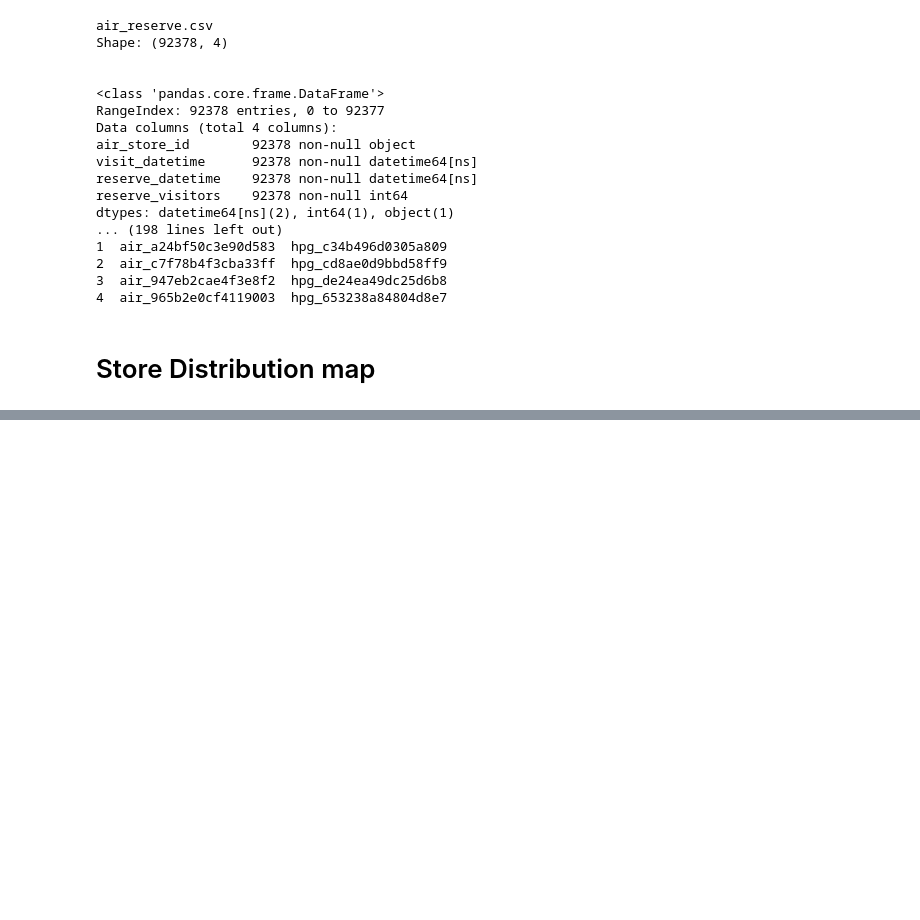
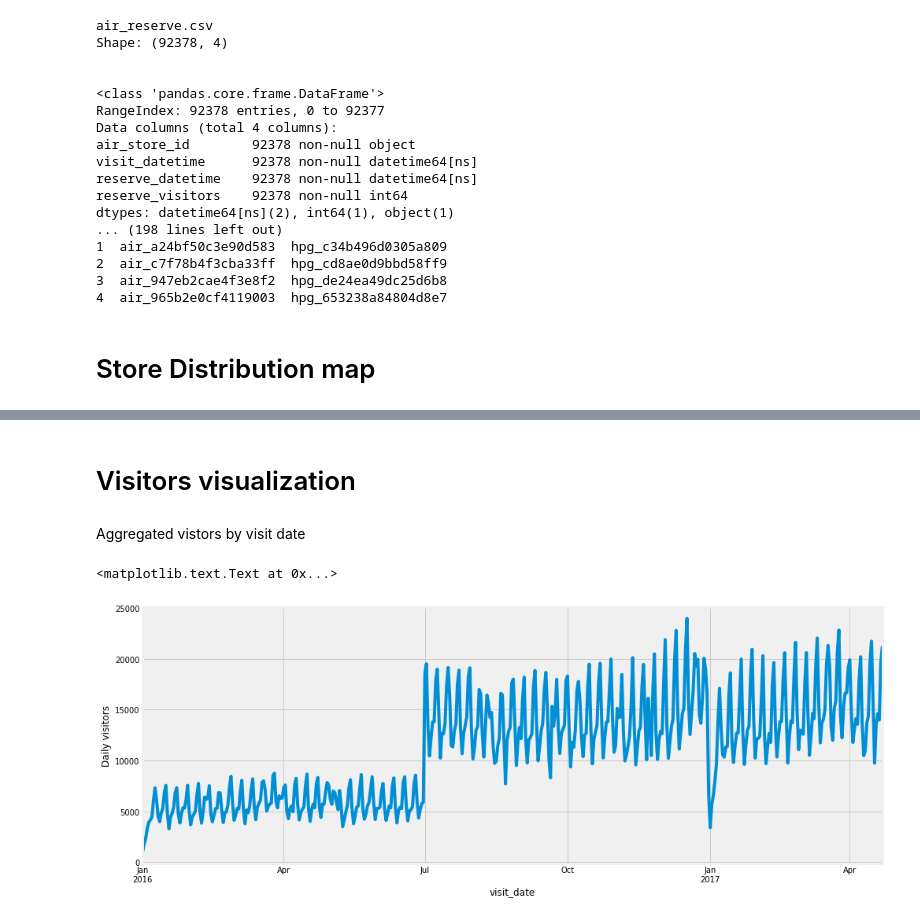
Before and after one commit to yiqingyang75/Kaggle-Restaurant-Visitor-Forecasting, a Jupyter notebook: py/Recruit Restaurant Visitor Forecasting.ipynb, the cells around one changed output, grey strips where cells are left out. Drawn from its saved outputs; the diff is of its cells as text; code cells hidden in the pictures; blank space fills up the shorter version.

```diff
--- a/py/Recruit Restaurant Visitor Forecasting.ipynb
+++ b/py/Recruit Restaurant Visitor Forecasting.ipynb
@@ -79,0 +82,10 @@ for i,data in enumerate([air_store_info,hpg_store_info]):
+# %% [markdown]
+# Visitors visualization
+# %% [markdown]
+Aggregated vistors by visit date
+# %%
+air_visit_data.groupby('visit_date')['visitors'].sum().resample('D').sum().plot()
+plt.ylabel('Daily visitors')
+# %% [output]
+<matplotlib.text.Text at 0x...>
+[figure, added]
```
Also changed, not shown: parts of 20 cells of this notebook.
